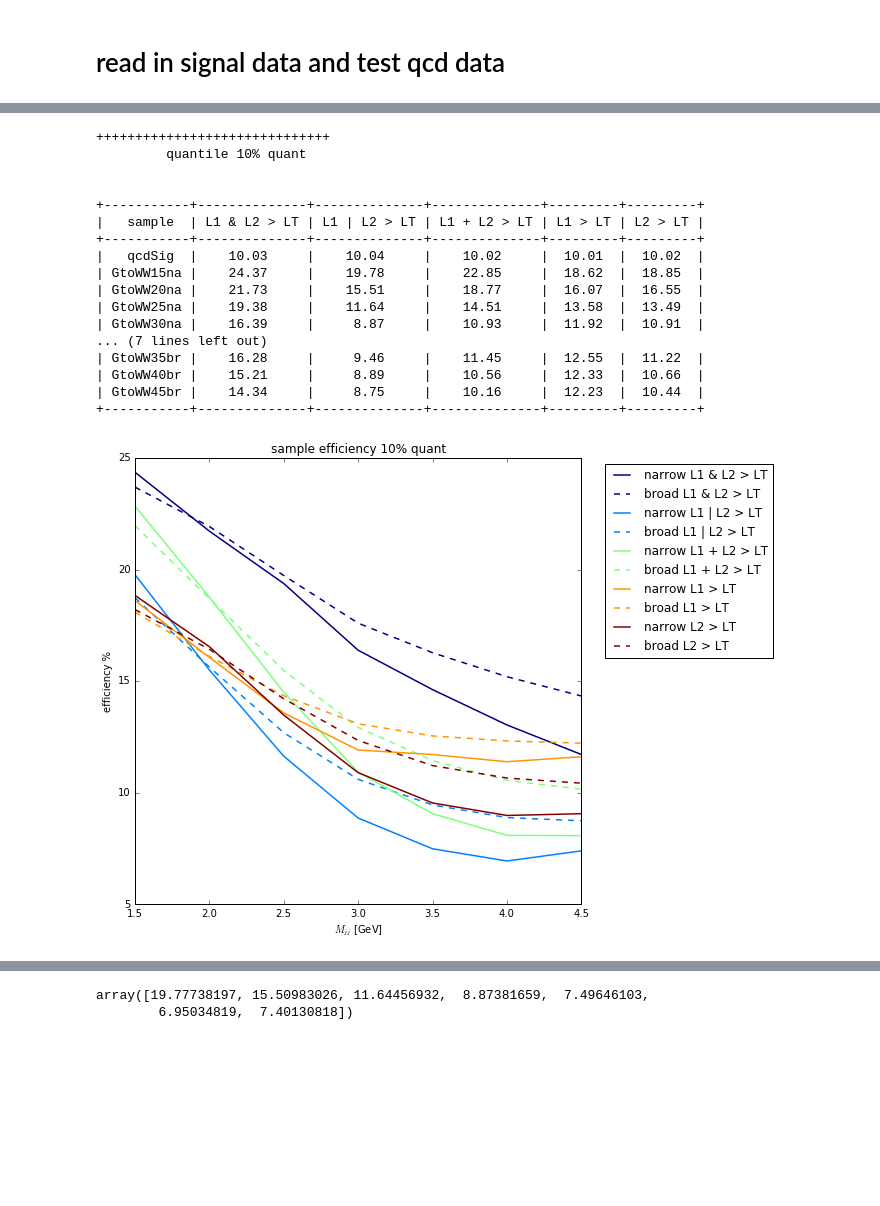
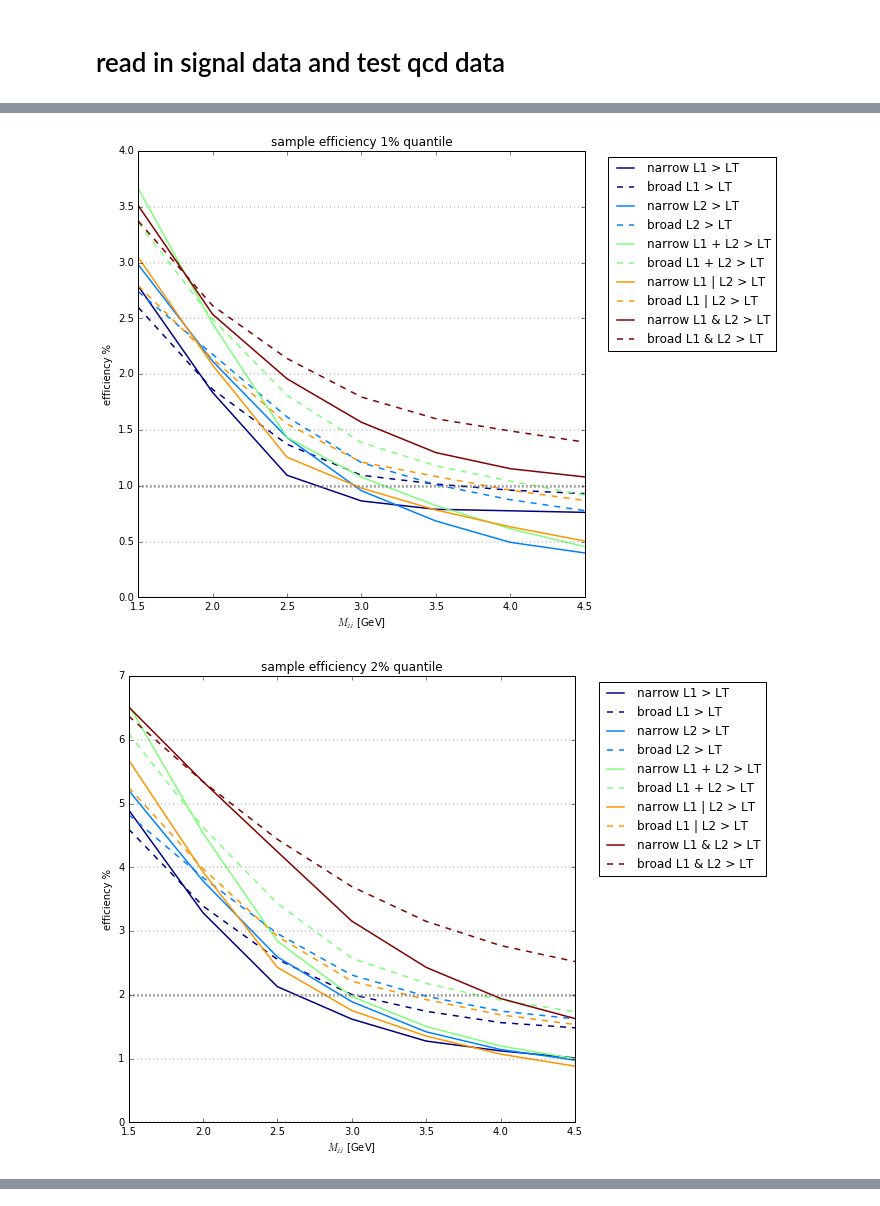
Before and after one commit to kingusiu/goodness_of_fit, a Jupyter notebook: analysis_quantile_regression.ipynb, the cells around one changed output, grey strips where cells are left out. Cells and saved outputs as stored; diff of their text form; code cells hidden in the pictures; blank space fills up the shorter version.

```diff
--- a/analysis_quantile_regression.ipynb
+++ b/analysis_quantile_regression.ipynb
@@ -109,0 +92,3 @@ quantiles = ['q1','q2']
+# %%
+#quantiles = ['q1','q2','q5','q10','q25','q50','q75','q90','q99']
+quantiles = ['q1']
@@ -168,8 +155,8 @@ def plot_eff_vs_mjj( analysis, quantiles, loss_strategies ):
 
         eff = analysis[q]
 
-        narrows = np.array( [ eff[k] for k in BSM_samples if 'na' in k ] )
-        broads = np.array( [ eff[k] for k in BSM_samples if 'br' in k ] )
+        narrows = np.array( [ eff[k].values for k in BSM_samples if 'na' in k ] )
+        broads = np.array( [ eff[k].values for k in BSM_samples if 'br' in k ] )
 
         color = cm.jet(np.linspace(0,1,len(loss_strategies)))
 
@@ -177,13 +164,17 @@ def plot_eff_vs_mjj( analysis, quantiles, loss_strategies ):
 
         xx = [1.5,2.0,2.5,3.0,3.5,4.0,4.5]
 
-        for i, strat in enumerate([ loss_strategy_dict[l].title_str for l in loss_strategies ]):
+        for i, strat in enumerate([ pa.loss_strategy_dict[l].title_str for l in loss_strategies ]):
             plt.plot( xx, narrows[:,i], label='narrow ' + strat, color=color[i], linestyle='-', lw=1.5 )
             plt.plot( xx, broads[:,i], label='broad ' + strat, color=color[i], linestyle='dashed', lw=1.5 )
 
+        plt.axhline(y=pa.quantile_dict[q].val*100, color='grey', linestyle='dotted', lw=3.0)
+
+        plt.grid(axis='y', linewidth=0.4)
         plt.ylabel('efficiency %')
+        plt.ylim(bottom=max(0.0, pa.quantile_dict[q].val*100-5))
         plt.xlabel('$M_{jj}$ [GeV]')
-        plt.title('sample efficiency '+ quantile_dict[q].title_str)
+        plt.title('sample efficiency '+ pa.quantile_dict[q].title_str)
         plt.legend(bbox_to_anchor=(1.04,1), loc="upper left")
         plt.draw()
-        plt.savefig(os.path.join(fig_dir_base,'efficiency_plt_'+quantile_dict[q].path_str+'.png'), bbox_inches="tight")
+        plt.savefig(os.path.join(fig_dir_base,'efficiency_plt_'+ pa.quantile_dict[q].path_str+'.png'), bbox_inches="tight")
@@ -256,0 +288,6 @@ Epoch 00017: early stopping
+# %%
+q1_dat = pd.read_pickle(os.path.join(fig_dir_base,'qr_analysis_q1_2_5_10_0403.pkl'))
+q25_dat = pd.read_pickle(os.path.join(fig_dir_base,'qr_analysis_q25_50_75_90_0407.pkl'))
+q99_dat = pd.read_pickle(os.path.join(fig_dir_base,'qr_analysis_q99_0414.pkl'))
+analysis_frame = pd.concat([q1_dat,q25_dat,q99_dat],axis=1)
+analysis_frame.head
@@ -256,0 +316,3 @@ Epoch 00017: early stopping
+# %%
+quantiles = ['q1','q2','q5','q10','q25','q50','q75','q90','q99']
+analysis_frame = analysis_frame.reindex(columns=quantiles,level=0) # reorder leading index of quantiles
@@ -282,24 +346,6 @@ plot_eff_vs_mjj( analysis, quantiles, loss_strategies )
 # %%
-# print table for all quantiles
-print_table( eff, quantiles_str[j] )
 # print graph for all quantiles
-plot_eff_vs_mjj( eff, quantiles_str[j] )
+plot_eff_vs_mjj( analysis_frame, quantiles, loss_strategies )
 # %% [output]
-++++++++++++++++++++++++++++++
-         quantile 10% quant
-
-
-+-----------+--------------+--------------+--------------+---------+---------+
-|   sample  | L1 & L2 > LT | L1 | L2 > LT | L1 + L2 > LT | L1 > LT | L2 > LT |
-+-----------+--------------+--------------+--------------+---------+---------+
-|   qcdSig  |    10.03     |    10.04     |    10.02     |  10.01  |  10.02  |
-| GtoWW15na |    24.37     |    19.78     |    22.85     |  18.62  |  18.85  |
-| GtoWW20na |    21.73     |    15.51     |    18.77     |  16.07  |  16.55  |
-| GtoWW25na |    19.38     |    11.64     |    14.51     |  13.58  |  13.49  |
-| GtoWW30na |    16.39     |     8.87     |    10.93     |  11.92  |  10.91  |
-... (7 lines left out)
-| GtoWW35br |    16.28     |     9.46     |    11.45     |  12.55  |  11.22  |
-| GtoWW40br |    15.21     |     8.89     |    10.56     |  12.33  |  10.66  |
-| GtoWW45br |    14.34     |     8.75     |    10.16     |  12.23  |  10.44  |
-+-----------+--------------+--------------+--------------+---------+---------+
-[figure, old version]
+[figure, new version]
+[figure, added]
@@ -306,5 +358,0 @@ plot_eff_vs_mjj( eff, quantiles_str[j] )
-# %%
-narrows[:,1]
-# %% [output]
-array([19.77738197, 15.50983026, 11.64456932,  8.87381659,  7.49646103,
-        6.95034819,  7.40130818])
```
Also changed, not shown: parts of 49 cells of this notebook, 19 other files.
